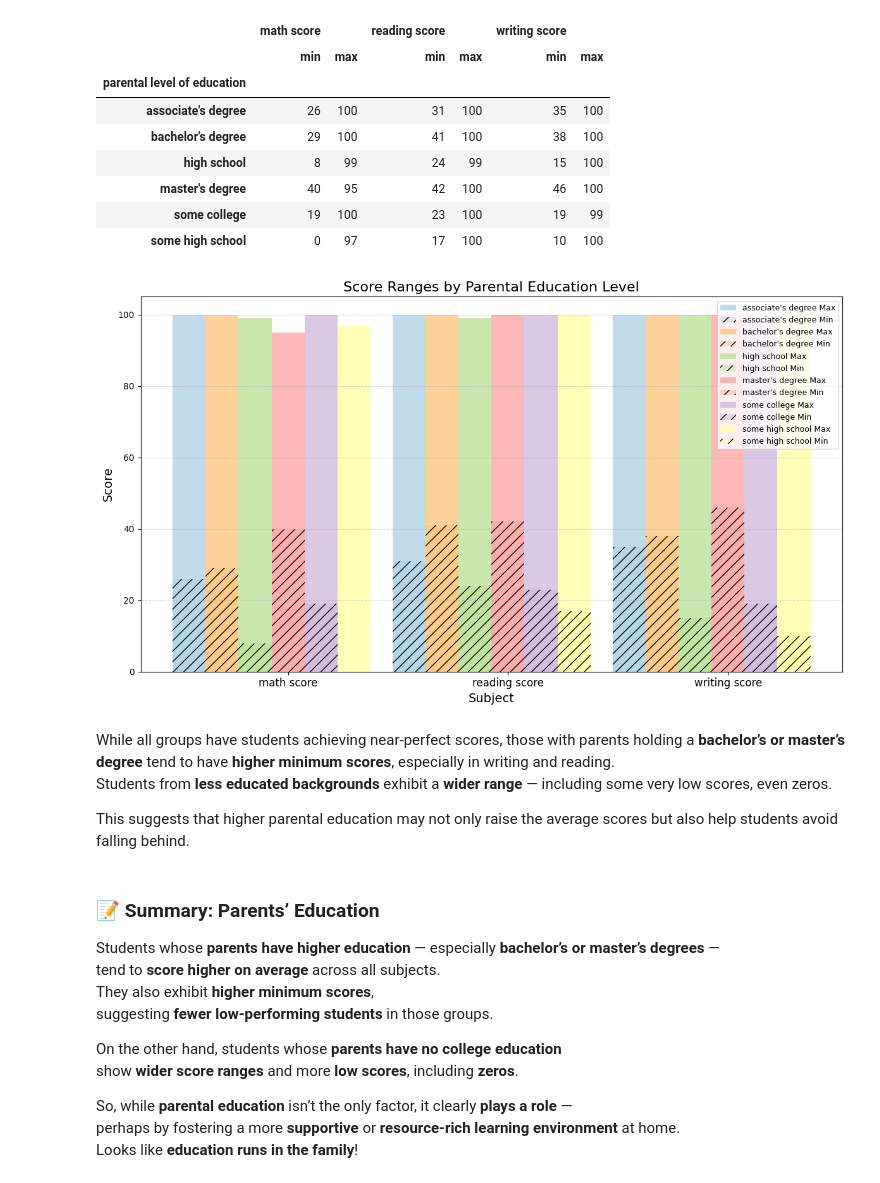
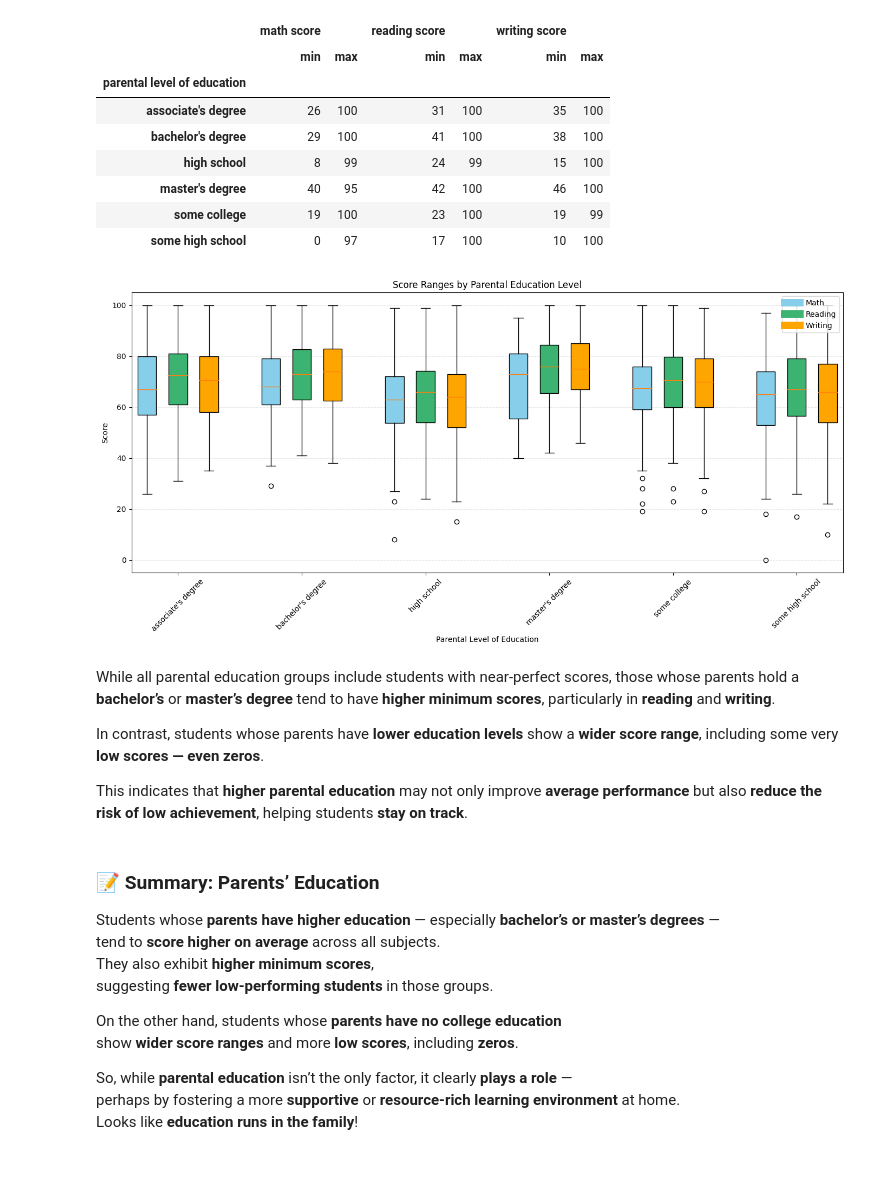
Before and after one commit to mari-alimadadi/Is-the-Earth-Getting-Hotter, a Jupyter notebook: what-makes-students-succeed.ipynb, the cells around one changed output. Saved outputs shown, nothing was run; the diff lists cells and outputs as text; code cells hidden in the pictures.

```diff
--- a/what-makes-students-succeed.ipynb
+++ b/what-makes-students-succeed.ipynb
@@ -750,38 +797,58 @@ edu_ranges
 | master's degree | 40 | 95 | 42 | 100 | 46 | 100 |
 | some college | 19 | 100 | 23 | 100 | 19 | 99 |
 | some high school | 0 | 97 | 17 | 100 | 10 | 100 |
-# %%
-edu_min = edu_ranges.xs('min', axis=1, level=1).T
-edu_max = edu_ranges.xs('max', axis=1, level=1).T
-
-subjects = edu_min.index
-x = np.arange(len(subjects))
-width = 0.15
-
-
-colors = ['#a6cee3', '#fdbf6f', '#b2df8a', '#fb9a99', '#cab2d6', '#ffff99']
-
-plt.figure(figsize=(12, 7))
-
-for i, level in enumerate(edu_min.columns):
-    plt.bar(x - width*(len(edu_min.columns)/2) + i*width, edu_max[level], width, label=f"{level} Max", color=colors[i], alpha=0.7)
-    plt.bar(x - width*(len(edu_min.columns)/2) + i*width, edu_min[level], width, label=f"{level} Min", color=colors[i], hatch='//', alpha=0.4)
-
-plt.xticks(x, subjects, fontsize=12)
-plt.xlabel('Subject', fontsize=14)
-plt.ylabel('Score', fontsize=14)
-plt.title('Score Ranges by Parental Education Level', fontsize=16)
-plt.legend(loc='upper right', fontsize=9)
-plt.grid(axis='y', linestyle='--', alpha=0.5)
-plt.tight_layout()
-plt.show()
-# %% [output]
-[figure, removed]
+# %%
+# Separate scores by parental education level
+edu_levels = df['parental level of education'].unique()
+edu_levels.sort()
+
+math_scores = [df[df['parental level of education'] == level]['math score'] for level in edu_levels]
+reading_scores = [df[df['parental level of education'] == level]['reading score'] for level in edu_levels]
+writing_scores = [df[df['parental level of education'] == level]['writing score'] for level in edu_levels]
+
+positions = []
+colors = ['skyblue', 'mediumseagreen', 'orange']  # Math, Reading, Writing
+labels = ['Math', 'Reading', 'Writing']
+
+plt.figure(figsize=(14, 7))
+
+# Plot all three subjects side by side for each education level
+for i in range(len(edu_levels)):
+    pos_base = i * 4  # space between each group
+    b1 = plt.boxplot(math_scores[i], positions=[pos_base], widths=0.6, patch_artist=True)
+    b2 = plt.boxplot(reading_scores[i], positions=[pos_base + 1], widths=0.6, patch_artist=True)
+    b3 = plt.boxplot(writing_scores[i], positions=[pos_base + 2], widths=0.6, patch_artist=True)
+
+    for patch in b1['boxes']:
+        patch.set_facecolor(colors[0])
+    for patch in b2['boxes']:
+        patch.set_facecolor(colors[1])
+    for patch in b3['boxes']:
+        patch.set_facecolor(colors[2])
+
+    positions.extend([pos_base, pos_base + 1, pos_base + 2])
+
+plt.xticks([i * 4 + 1 for i in range(len(edu_levels))], edu_levels, rotation=45)
+plt.xlabel("Parental Level of Education")
+plt.ylabel("Score")
+plt.title("Score Ranges by Parental Education Level")
+
+
+#Add legend for subjects`
+legend_patches = [plt.Line2D([0], [0], color=color, lw=10) for color in colors]
+plt.legend(legend_patches, labels, loc="upper right")
+
+plt.grid(axis='y', linestyle='--', alpha=0.3)
+plt.tight_layout()
+plt.show()
+# %% [output]
+[figure, added]
 # %% [markdown]
-While all groups have students achieving near-perfect scores, those with parents holding a **bachelor’s or master’s degree** tend to have **higher minimum scores**, especially in writing and reading.
-Students from **less educated backgrounds** exhibit a **wider range** — including some very low scores, even zeros.
+While all parental education groups include students with near-perfect scores, those whose parents hold a **bachelor’s** or **master’s degree** tend to have **higher minimum scores**, particularly in **reading** and **writing**.
 
-This suggests that higher parental education may not only raise the average scores but also help students avoid falling behind.
+In contrast, students whose parents have **lower education levels** show a **wider score range**, including some very **low scores — even zeros**.
+
+This indicates that **higher parental education** may not only improve **average performance** but also **reduce the risk of low achievement**, helping students **stay on track**.
 # %% [markdown]
 ### 📝 Summary: Parents’ Education
 
```
Also changed, not shown: parts of 14 cells of this notebook.
